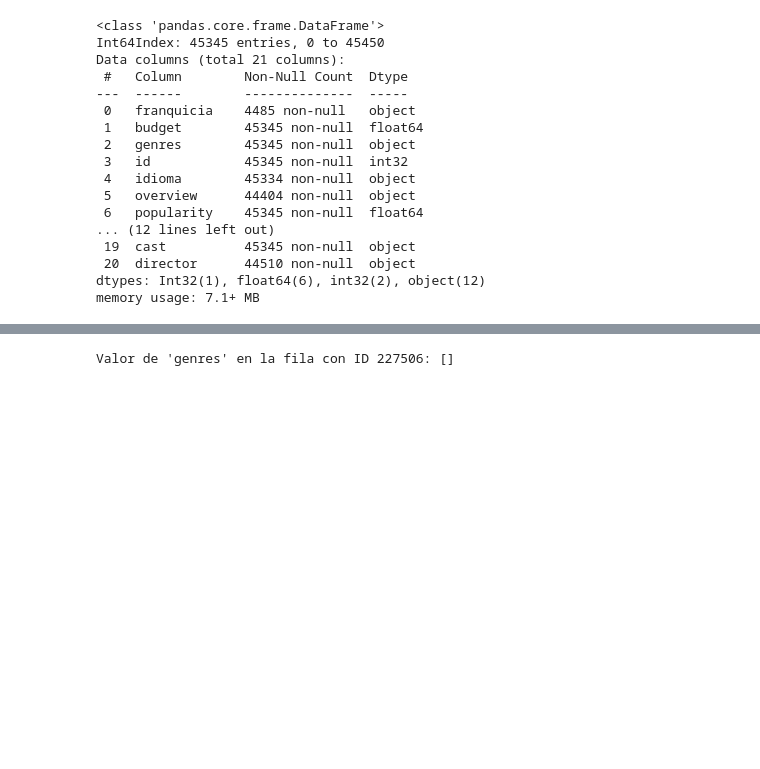
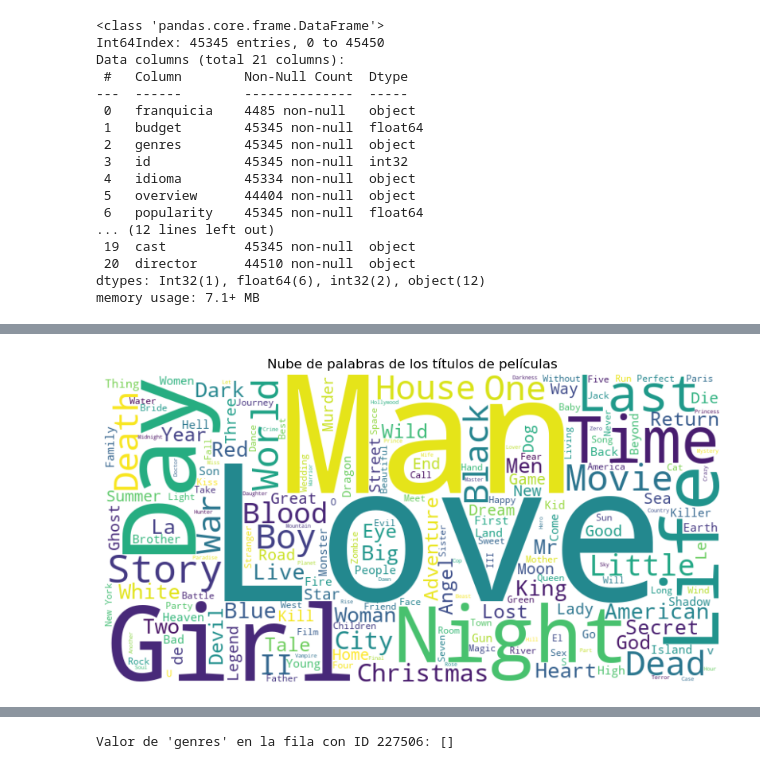
Before and after one commit to smlopez30/Proyecto-individual-Parte-1, a Jupyter notebook: DataEingenier.ipynb, the cells around one changed output, grey strips where cells are left out. Cells and saved outputs as stored; diff of their text form; code cells hidden in the pictures; blank space fills up the shorter version.

```diff
--- a/DataEingenier.ipynb
+++ b/DataEingenier.ipynb
@@ -384,0 +381,17 @@ Name: combined_features, Length: 45345, dtype: object
+# %%
+from wordcloud import WordCloud
+
+# Concatenar todos los títulos en un solo texto
+all_titles = ' '.join(peliculas['title'])
+
+# Crear una nube de palabras
+wordcloud = WordCloud(width=800, height=400, background_color='white').generate(all_titles)
+
+# Visualización de la nube de palabras
+plt.figure(figsize=(10, 6))
+plt.imshow(wordcloud, interpolation='bilinear')
+plt.axis('off')
+plt.title('Nube de palabras de los títulos de películas')
+plt.show()
+# %% [output]
+[figure, added]
```
Also changed, not shown: parts of 20 cells of this notebook, 1 other file.
